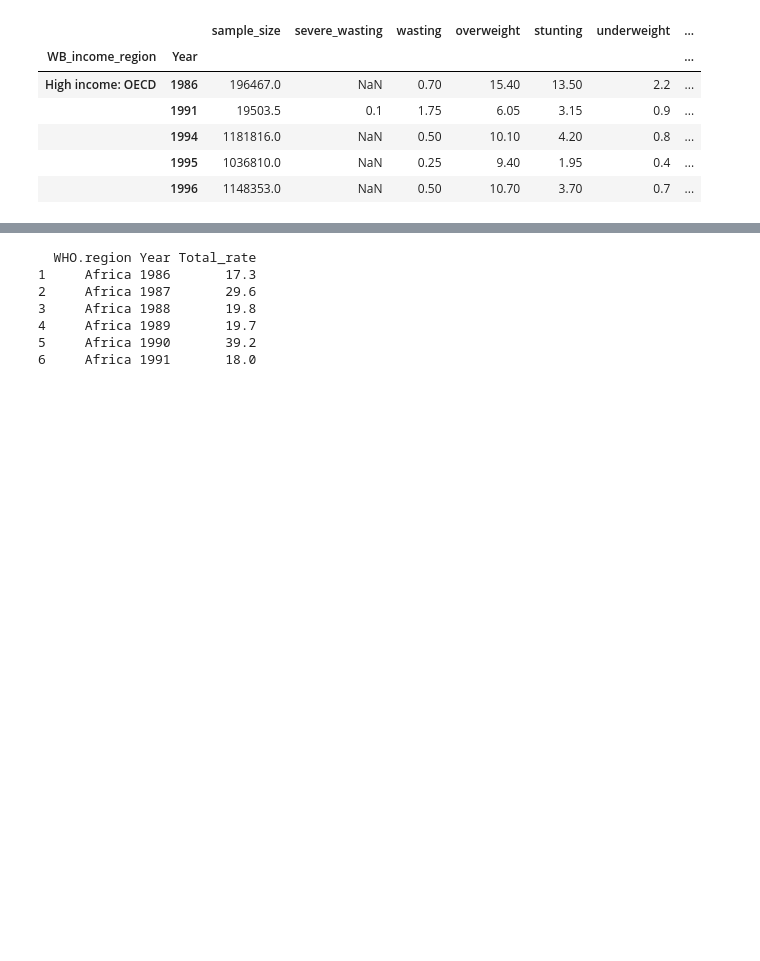
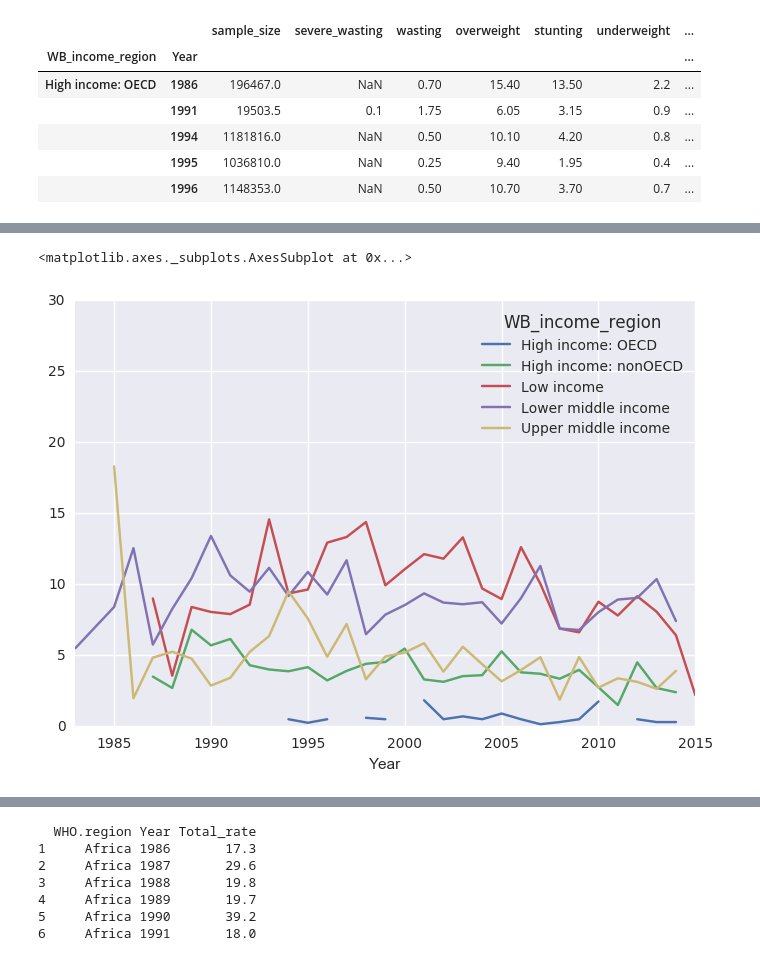
Before and after one commit to Apeder/Global_Stunting_Visualization, a Jupyter notebook: Data/Raw_Data_Cleaning/Data_Acquisition_Cleaning.ipynb, the cells around one changed output, grey strips where cells are left out. Cells and saved outputs as stored; diff of their text form; code cells hidden in the pictures; blank space fills up the shorter version.

```diff
--- a/Data/Raw_Data_Cleaning/Data_Acquisition_Cleaning.ipynb
+++ b/Data/Raw_Data_Cleaning/Data_Acquisition_Cleaning.ipynb
@@ -227,0 +326,7 @@ mean_regional_stunting.head()
+# %%
+ regions.wasting.unstack(level=0).plot(kind='line')
+
+# summed_group.unstack(level=0).plot(kind='bar', subplots=True)
+# %% [output]
+<matplotlib.axes._subplots.AxesSubplot at 0x...>
+[figure, added]
```
Also changed, not shown: parts of 28 cells of this notebook.
